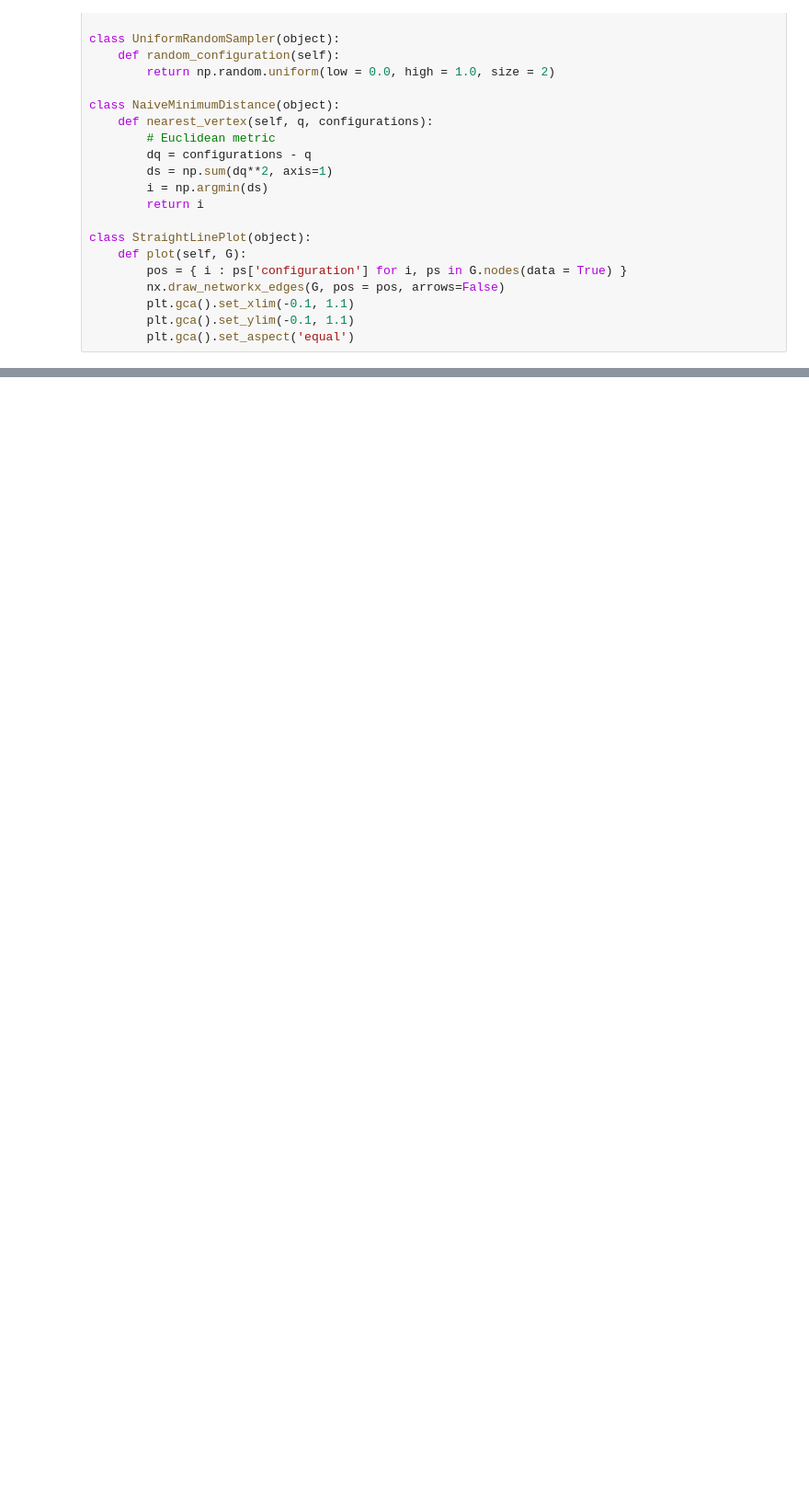
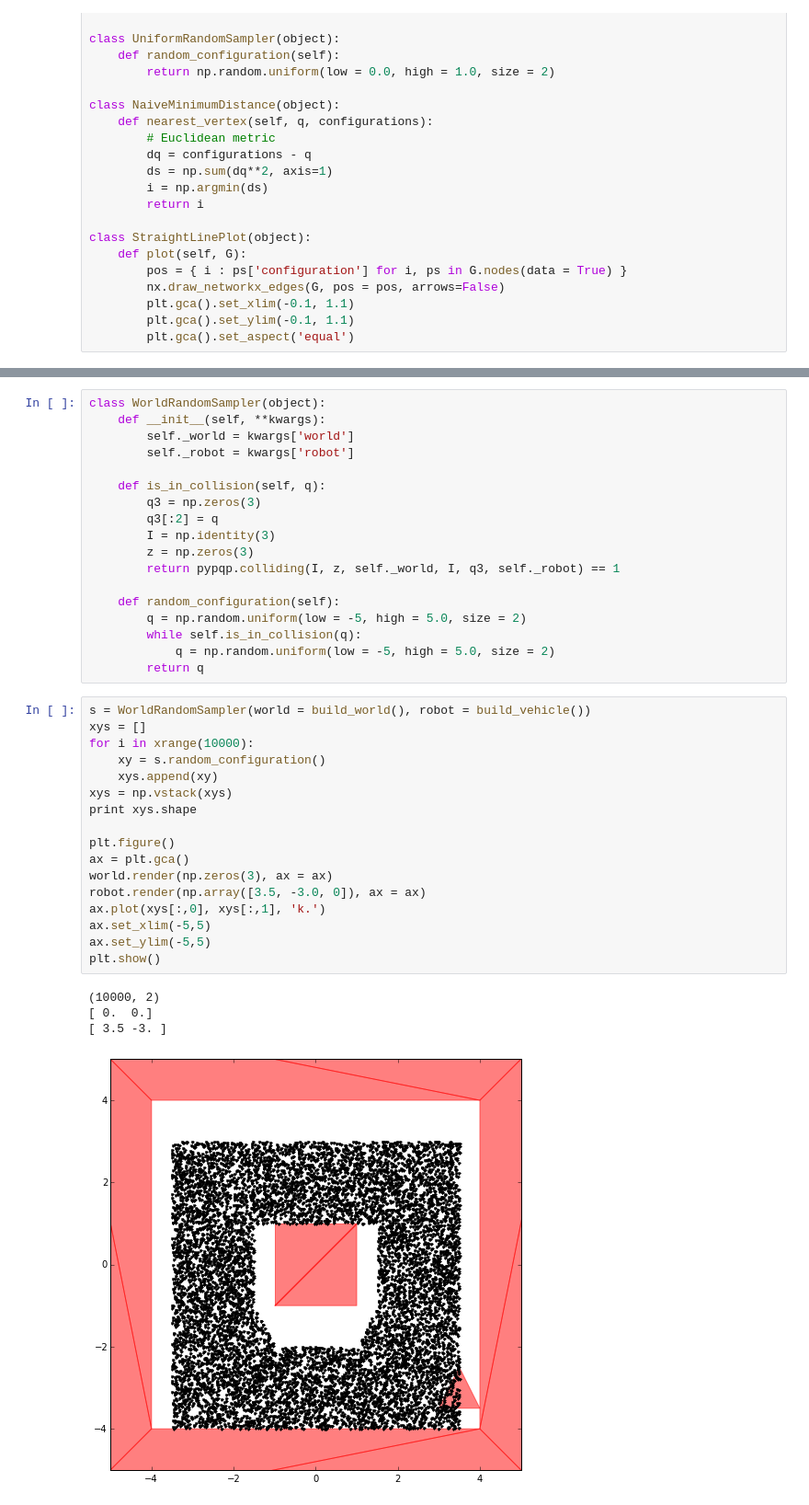
Before and after one commit to AndrewWalker/ipython-notebooks, a Jupyter notebook: rrtdemo.ipynb, the cells around one changed output, grey strips where cells are left out. Shown at 92% size. Drawn from its saved outputs; the diff is of its cells as text; blank space fills up the shorter version.

```diff
--- a/rrtdemo.ipynb
+++ b/rrtdemo.ipynb
@@ -128,0 +263,40 @@ toy.plot(G)
+# %%
+class WorldRandomSampler(object):
+    def __init__(self, **kwargs):
+        self._world = kwargs['world']
+        self._robot = kwargs['robot']
+
+    def is_in_collision(self, q):
+        q3 = np.zeros(3)
+        q3[:2] = q
+        I = np.identity(3)
+        z = np.zeros(3)
+        return pypqp.colliding(I, z, self._world, I, q3, self._robot) == 1
+
+    def random_configuration(self):
+        q = np.random.uniform(low = -5, high = 5.0, size = 2)
+        while self.is_in_collision(q):
+            q = np.random.uniform(low = -5, high = 5.0, size = 2)
+        return q
+# %%
+s = WorldRandomSampler(world = build_world(), robot = build_vehicle())
+xys = []
+for i in xrange(10000):
+    xy = s.random_configuration()
+    xys.append(xy)
+xys = np.vstack(xys)
+print xys.shape
+
+plt.figure()
+ax = plt.gca()
+world.render(np.zeros(3), ax = ax)
+robot.render(np.array([3.5, -3.0, 0]), ax = ax)
+ax.plot(xys[:,0], xys[:,1], 'k.')
+ax.set_xlim(-5,5)
+ax.set_ylim(-5,5)
+plt.show()
+# %% [output]
+(10000, 2)
+[ 0.  0.]
+[ 3.5 -3. ]
+[figure, added]
```
Also changed, not shown: parts of 9 cells of this notebook, 1 other file.
